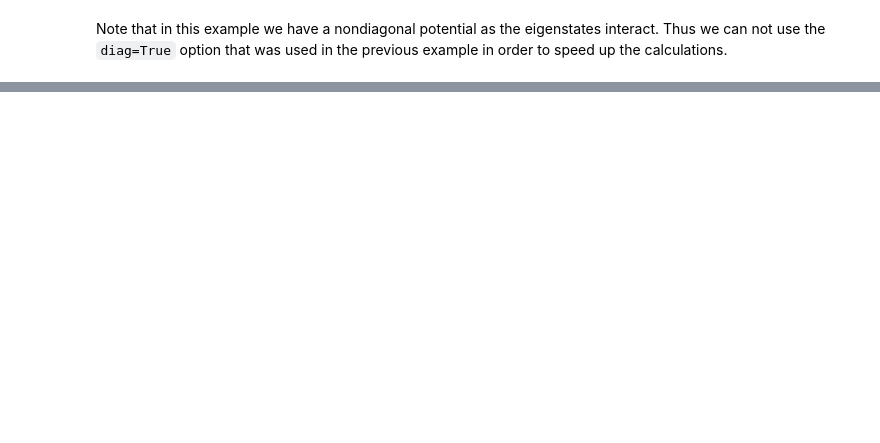
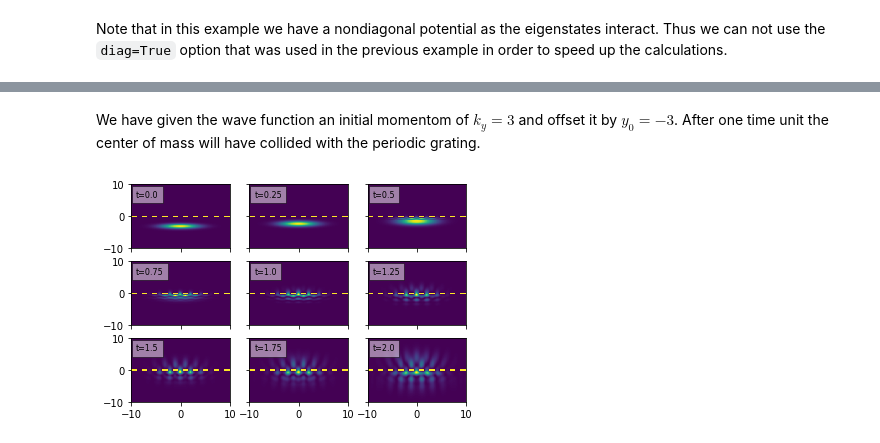
Before and after one commit to savowe/pytalises, a Jupyter notebook: docs/source/examples.ipynb, the cells around one changed output, grey strips where cells are left out. Drawn from its saved outputs; the diff is of its cells as text; code cells hidden in the pictures; blank space fills up the shorter version.

Commit message:
added gratings example

```diff
--- a/docs/source/examples.ipynb
+++ b/docs/source/examples.ipynb
@@ -135,0 +160,15 @@ Note that in this example we have a nondiagonal potential as the eigenstates int
+# %% [markdown]
+We have given the wave function an initial momentom of $k_y=3$ and offset it by $y_0=-3$.
+After one time unit the center of mass will have collided with the periodic grating.
+# %%
+fig, axs = plt.subplots(3, 3, sharex=True, sharey=True)
+for i in range(3):
+    for j in range(3):
+        axs[i,j].pcolormesh(psi.r[0], psi.r[1],
+            np.abs(psi.amp**2).T+potential,
+            rasterized=True, vmax=np.max(np.abs(psi.amp**2)))
+        axs[i,j].annotate("t={:.3}".format(psi.t), (-9,6), fontsize=8)\
+            .set_bbox(dict(facecolor='white', alpha=0.5, edgecolor='black'))
+        pt.propagate(psi, [v], num_time_steps=250, Delta_t=0.001, diag=True)
+# %% [output]
+[figure, added]
```
Also changed, not shown: parts of 5 cells of this notebook.
